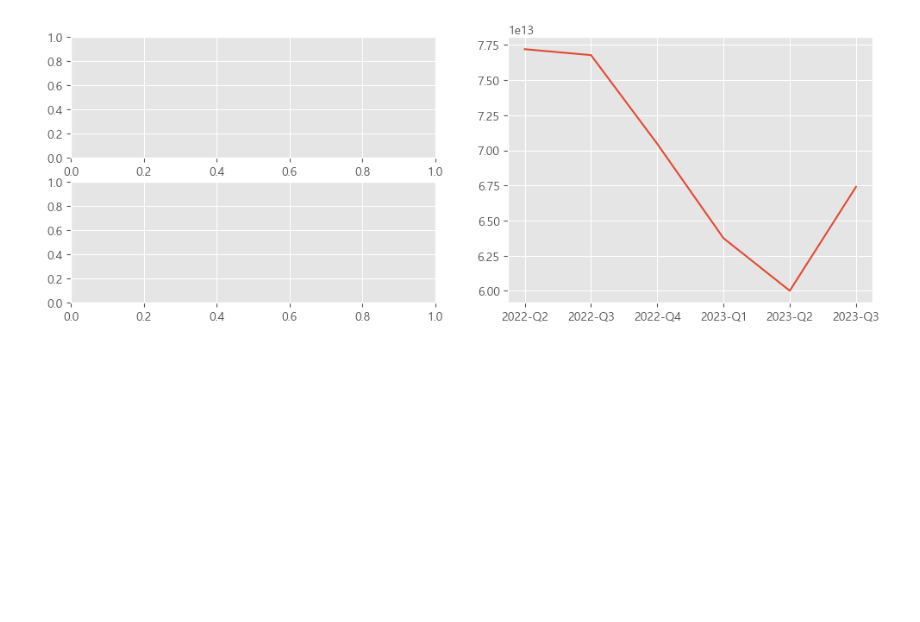
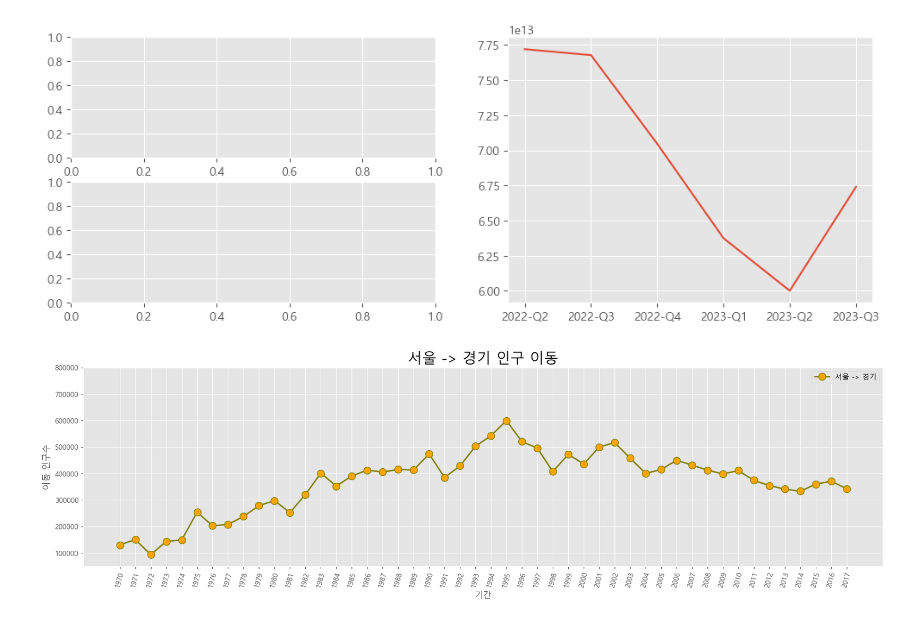
Before and after one commit to seokhyunkwon/15-data-analyze, a Jupyter notebook: 4_시각화도구/4-1_Matplotlib.ipynb, the cells around one changed output. Cells and saved outputs as stored; diff of their text form; code cells hidden in the pictures; blank space fills up the shorter version.

```diff
--- a/4_시각화도구/4-1_Matplotlib.ipynb
+++ b/4_시각화도구/4-1_Matplotlib.ipynb
@@ -473,3 +473,65 @@ axes['right'].plot(samsung_revenue['quarter'], samsung_revenue['value'])
 plt.show()
 # %% [output]
 [figure]
+# %%
+# 라이브러리 불러오기
+import pandas as pd
+import matplotlib.pyplot as plt
+
+# matplotlib 한글 폰트 오류 문제 해결
+from matplotlib import font_manager, rc
+font_path = "./data/malgun.ttf"   #폰트파일의 위치
+font_name = font_manager.FontProperties(fname=font_path).get_name()
+rc('font', family=font_name)
+
+# Excel 데이터를 데이터프레임 변환
+df = pd.read_excel('./data/시도별_전출입_인구수.xlsx')
+
+# 누락값(NaN)을 앞 데이터로 채움 (엑셀 양식 병합 부분)
+df = df.ffill()
+
+# 서울에서 다른 지역으로 이동한 데이터만 추출하여 정리
+mask = (df['전출지별'] == '서울특별시') & (df['전입지별'] != '서울특별시')
+df_seoul = df[mask]
+df_seoul = df_seoul.drop(['전출지별'], axis=1)
+df_seoul = df_seoul.rename({'전입지별':'전입지'}, axis=1)
+df_seoul = df_seoul.set_index('전입지')
+
+# 서울에서 경기도로 이동한 인구 데이터 값만 선택
+sr_one = df_seoul.loc['경기도']
+
+# 스타일 서식 지정
+plt.style.use('ggplot')
+
+# 그래프 객체 생성 (figure에 1개의 서브 플롯을 생성)
+fig = plt.figure(figsize=(20, 5))
+ax = fig.add_subplot(1, 1, 1)
+
+# axe 객체에 plot 함수로 그래프 출력
+ax.plot(sr_one, marker='o', markerfacecolor='orange', markersize=10,
+        color='olive', linewidth=2, label='서울 -> 경기')
+ax.legend(loc='best')
+
+#y축 범위 지정 (최소값, 최대값)
+ax.set_ylim(50000, 800000)
+
+# 차트 제목 추가
+ax.set_title('서울 -> 경기 인구 이동', size=20)
+
+# 축이름 추가
+ax.set_xlabel('기간', size=12)
+ax.set_ylabel('이동 인구수', size = 12)
+
+# 축 눈금 위치 지정
+ax.set_xticks(sr_one.index)
+
+# 축 눈금 라벨 지정 및 75도 회전
+ax.set_xticklabels(sr_one.index, rotation=75)
+
+# 축 눈금 라벨 크기
+ax.tick_params(axis="x", labelsize=10)
+ax.tick_params(axis="y", labelsize=10)
+
+plt.show()  # 변경사항 저장하고 그래프 출력
+# %% [output]
+[figure, added]
```
Also changed, not shown: parts of 3 cells of this notebook, 1 other file.
